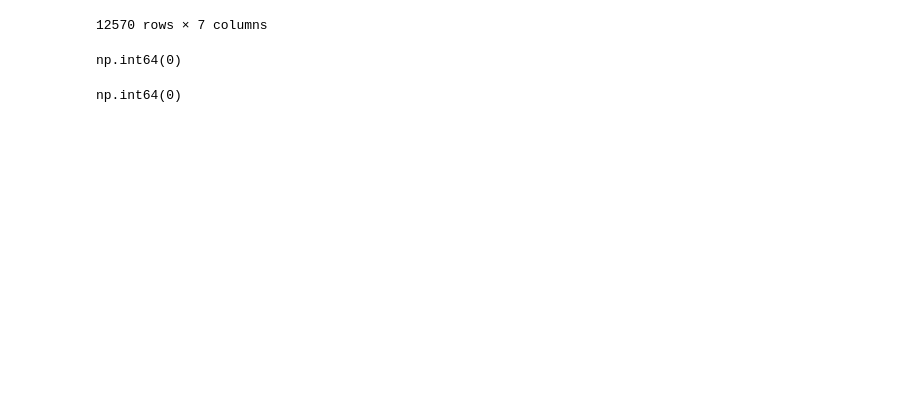
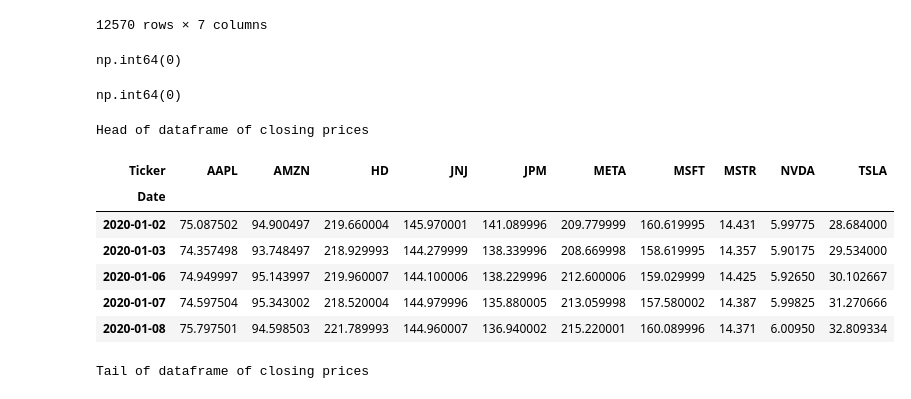
Before and after one commit to Imperial-Business-School/python-for-finance-poonnnt, a Jupyter notebook: Individual Assignment.ipynb, the cells around one changed output. Drawn from its saved outputs; the diff is of its cells as text; code cells hidden in the pictures; blank space fills up the shorter version.

```diff
--- a/Individual Assignment.ipynb
+++ b/Individual Assignment.ipynb
@@ -58,3 +58,22 @@ np.int64(0)
 df.isnull().sum().sum()
 # %% [output]
 np.int64(0)
+# %%
+df.shape
+pivot_df = df.pivot_table(index=df.index, columns="Ticker", values="Close")
+
+print("Head of dataframe of closing prices")
+display(pivot_df.head())
+
+print("Tail of dataframe of closing prices")
+display(pivot_df.tail())
+# %% [output]
+Head of dataframe of closing prices
+| Ticker | AAPL | AMZN | HD | JNJ | JPM | META | MSFT | MSTR | NVDA | TSLA |
+| Date |  |  |  |  |  |  |  |  |  |  |
+| 2020-01-02 | 75.087502 | 94.900497 | 219.660004 | 145.970001 | 141.089996 | 209.779999 | 160.619995 | 14.431 | 5.99775 | 28.684000 |
+| 2020-01-03 | 74.357498 | 93.748497 | 218.929993 | 144.279999 | 138.339996 | 208.669998 | 158.619995 | 14.357 | 5.90175 | 29.534000 |
+| 2020-01-06 | 74.949997 | 95.143997 | 219.960007 | 144.100006 | 138.229996 | 212.600006 | 159.029999 | 14.425 | 5.92650 | 30.102667 |
+| 2020-01-07 | 74.597504 | 95.343002 | 218.520004 | 144.979996 | 135.880005 | 213.059998 | 157.580002 | 14.387 | 5.99825 | 31.270666 |
+| 2020-01-08 | 75.797501 | 94.598503 | 221.789993 | 144.960007 | 136.940002 | 215.220001 | 160.089996 | 14.371 | 6.00950 | 32.809334 |
+Tail of dataframe of closing prices
```
Also changed, not shown: parts of 4 cells of this notebook, 4 other files.
